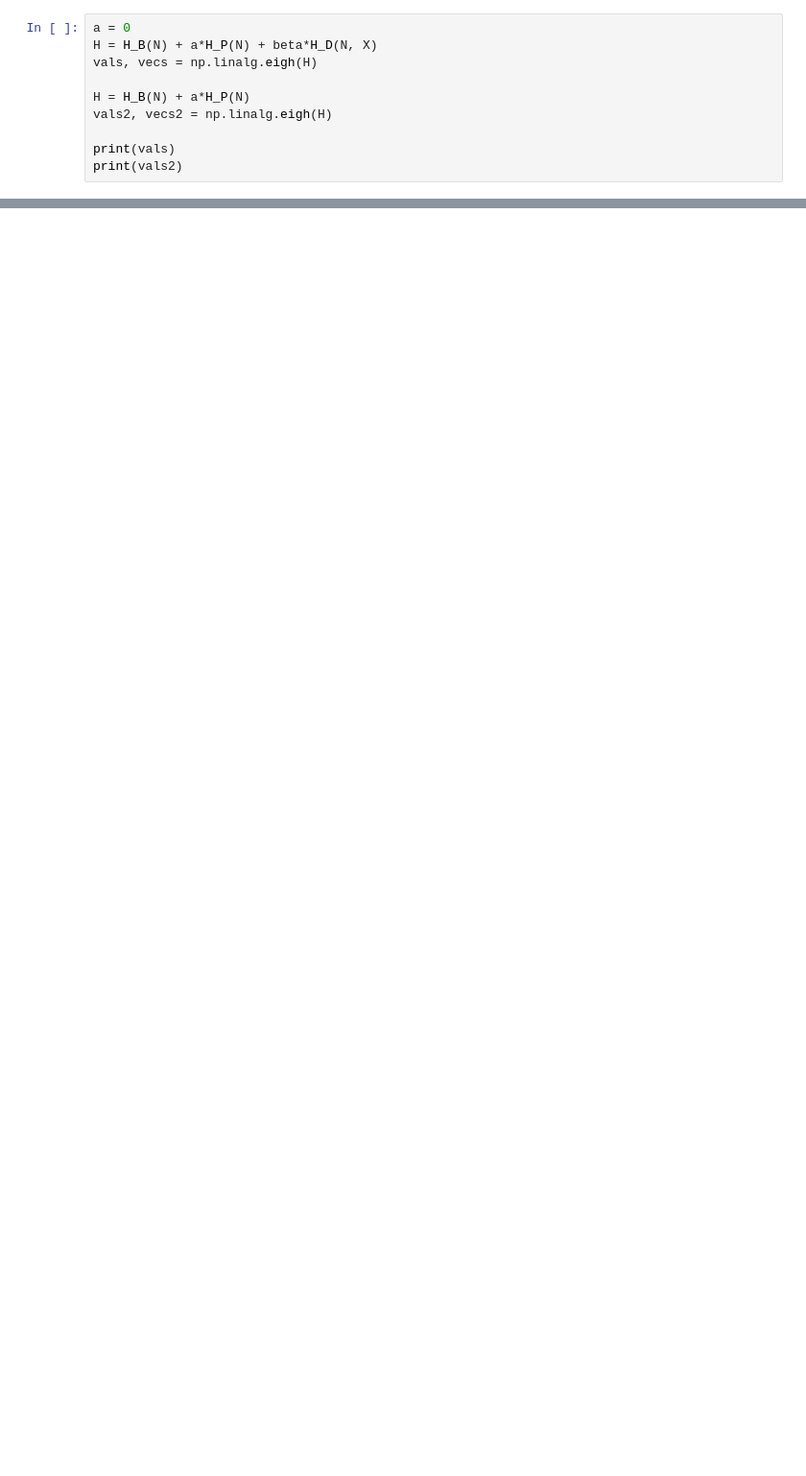
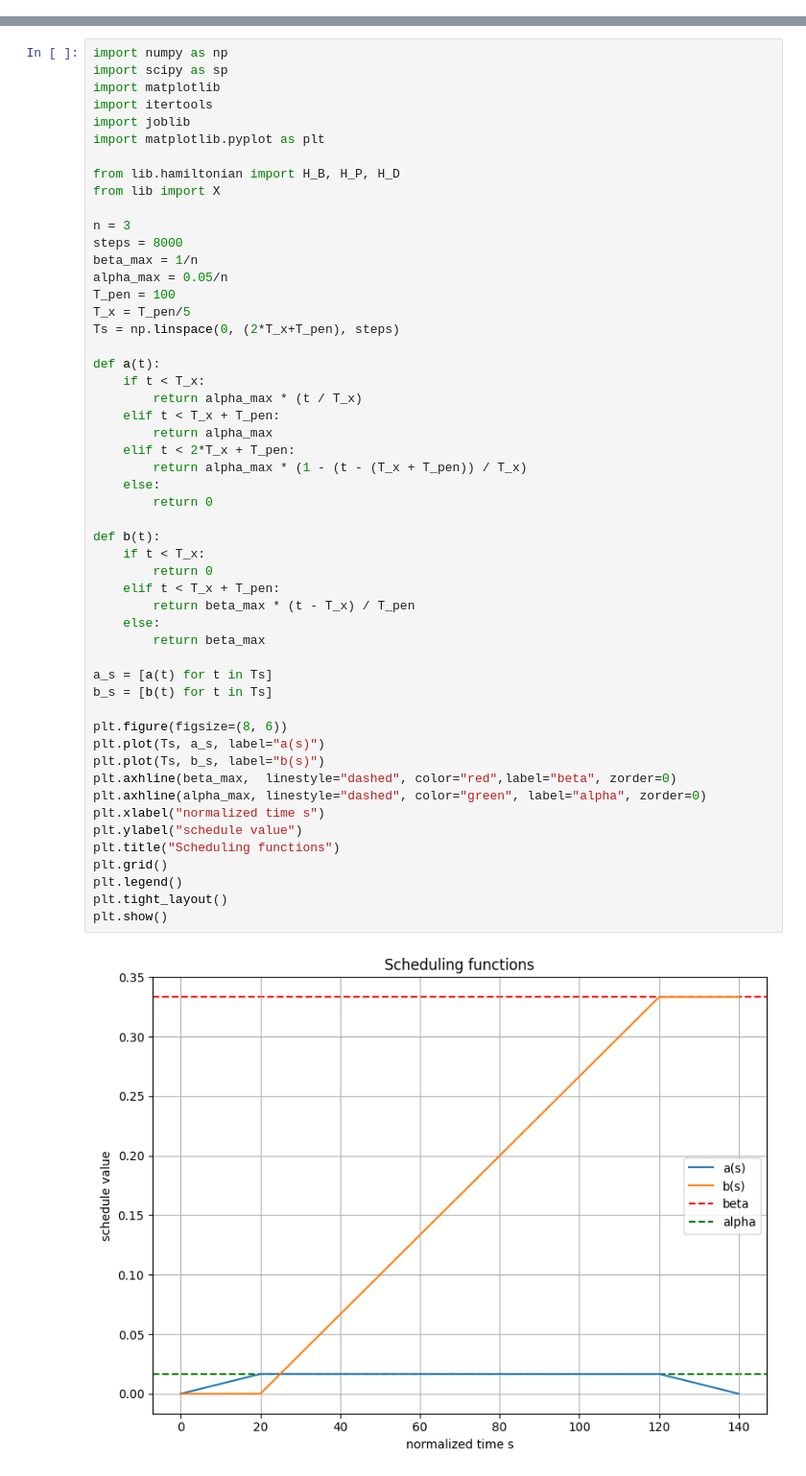
Before and after one commit to Secretmud/zermelos-navigation-problem, a Jupyter notebook: src/LandauZener.ipynb, the cells around one changed output, grey strips where cells are left out. Shown at 96% size. Drawn from its saved outputs; the diff is of its cells as text; blank space fills up the shorter version.

```diff
--- a/src/LandauZener.ipynb
+++ b/src/LandauZener.ipynb
@@ -170,10 +0,0 @@ For subplot with alpha 6.0:
-# %%
-a = 0
-H = H_B(N) + a*H_P(N) + beta*H_D(N, X)
-vals, vecs = np.linalg.eigh(H)
-
-H = H_B(N) + a*H_P(N)
-vals2, vecs2 = np.linalg.eigh(H)
-
-print(vals)
-print(vals2)
@@ -184,0 +1,54 @@ print(vals2)
+# %%
+import numpy as np
+import scipy as sp
+import matplotlib
+import itertools
+import joblib
+import matplotlib.pyplot as plt
+
+from lib.hamiltonian import H_B, H_P, H_D
+from lib import X
+
+n = 3
+steps = 8000
+beta_max = 1/n
+alpha_max = 0.05/n
+T_pen = 100
+T_x = T_pen/5
+Ts = np.linspace(0, (2*T_x+T_pen), steps)
+
+def a(t):
+    if t < T_x:
+        return alpha_max * (t / T_x)
+    elif t < T_x + T_pen:
+        return alpha_max
+    elif t < 2*T_x + T_pen:
+        return alpha_max * (1 - (t - (T_x + T_pen)) / T_x)
+    else:
+        return 0
+
+def b(t):
+    if t < T_x:
+        return 0
+    elif t < T_x + T_pen:
+        return beta_max * (t - T_x) / T_pen
+    else:
+        return beta_max
+
+a_s = [a(t) for t in Ts]
+b_s = [b(t) for t in Ts]
+
+plt.figure(figsize=(8, 6))
+plt.plot(Ts, a_s, label="a(s)")
+plt.plot(Ts, b_s, label="b(s)")
+plt.axhline(beta_max,  linestyle="dashed", color="red",label="beta", zorder=0)
+plt.axhline(alpha_max, linestyle="dashed", color="green", label="alpha", zorder=0)
+plt.xlabel("normalized time s")
+plt.ylabel("schedule value")
+plt.title("Scheduling functions")
+plt.grid()
+plt.legend()
+plt.tight_layout()
+plt.show()
+# %% [output]
+[figure, added]
```
Also changed, not shown: parts of 6 cells of this notebook, 22 other files.
